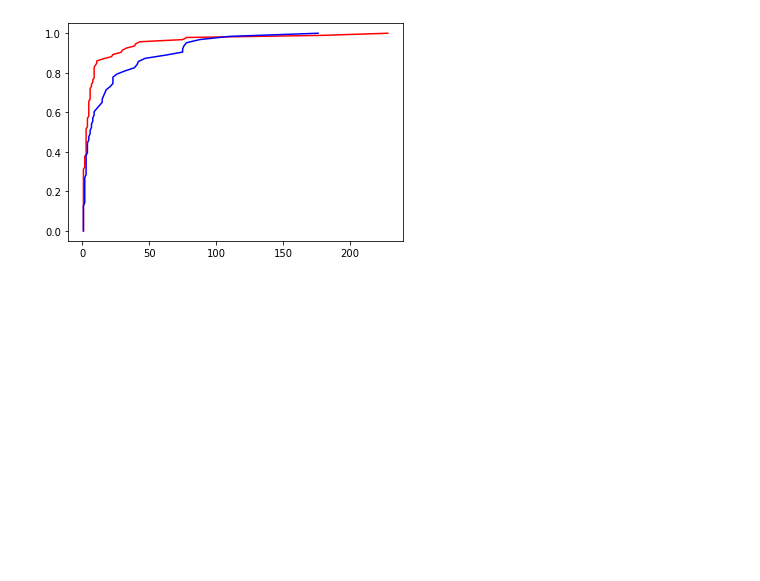
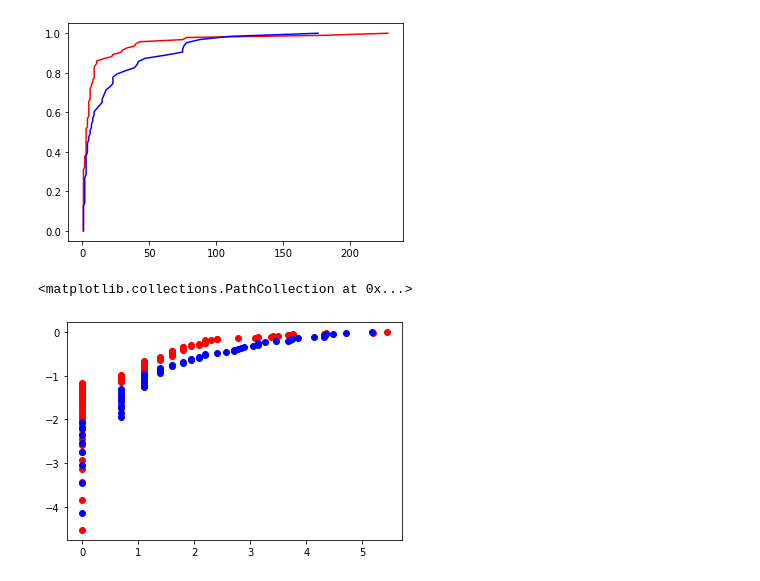
Before and after one commit to atreya221/CS396A, a Jupyter notebook: zipf/notebooks/demo-1.3.ipynb, the cells around one changed output. Saved outputs shown, nothing was run; the diff lists cells and outputs as text; code cells hidden in the pictures; blank space fills up the shorter version.

```diff
--- a/zipf/notebooks/demo-1.3.ipynb
+++ b/zipf/notebooks/demo-1.3.ipynb
@@ -44,4 +44,10 @@ plt.plot(x,y,color = 'Blue')
 plt.show()
 # %% [output]
 [figure]
+# %%
+plt.scatter(np.log(x1),np.log(y1),color = 'Red')
+plt.scatter(np.log(x),np.log(y),color = 'Blue')
+# %% [output]
+<matplotlib.collections.PathCollection at 0x...>
+[figure, added]
 # %%
```
Also changed, not shown: parts of 5 cells of this notebook, 2 other files.
